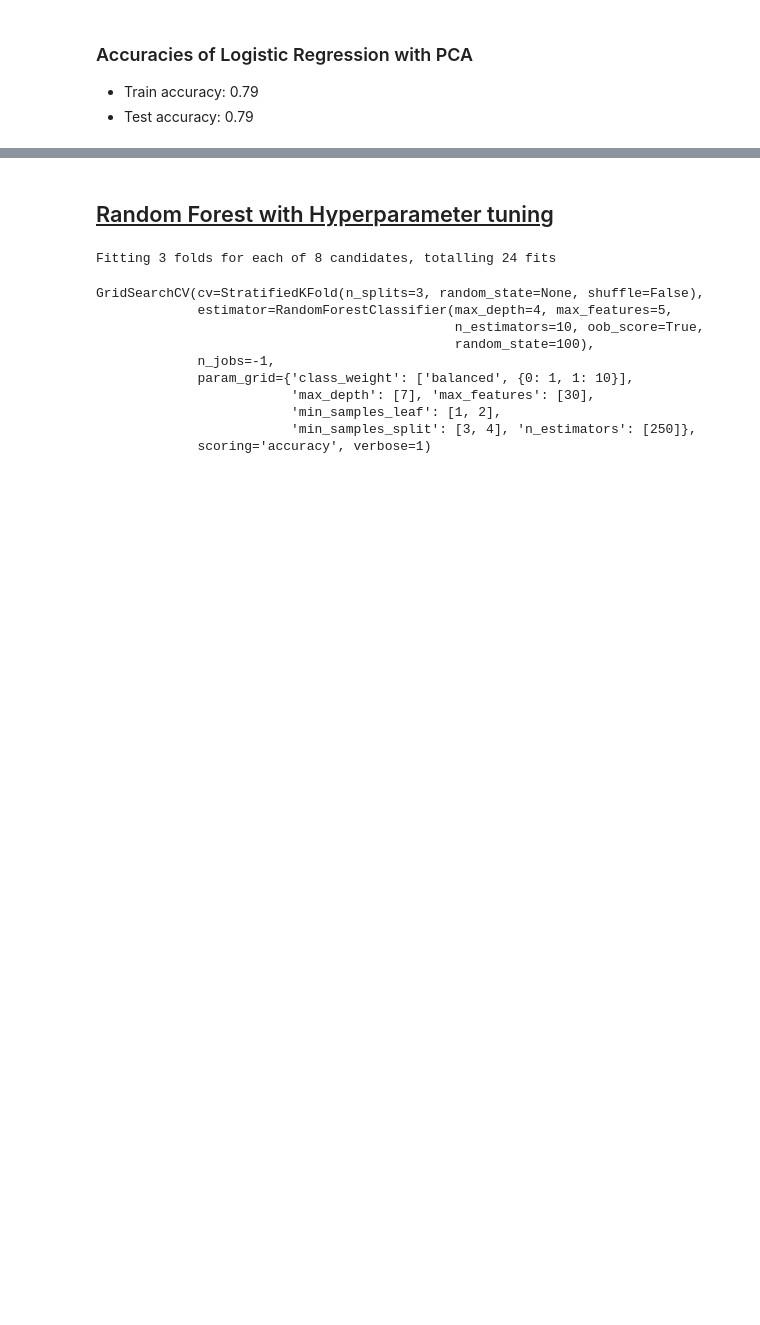
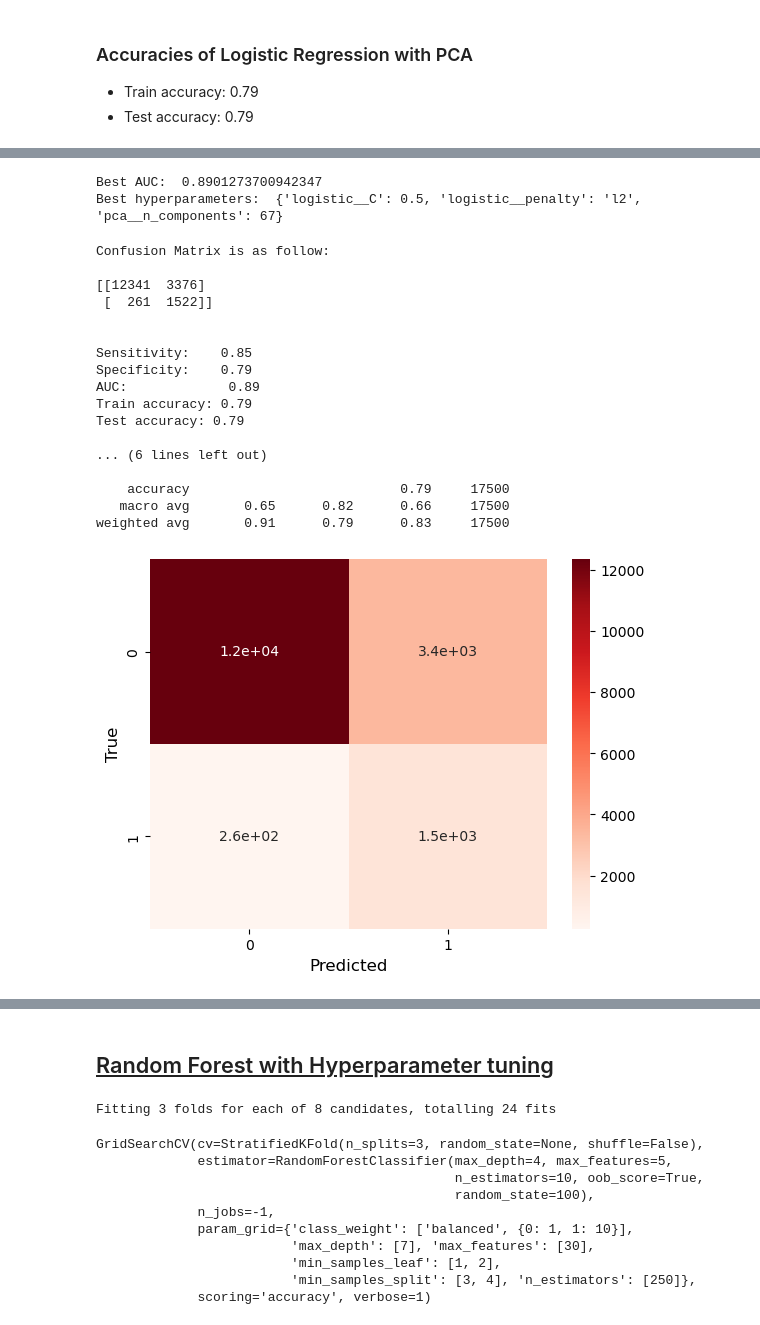
Before and after one commit to vikrampawar88/TelecomChurn_Case_Study, a Jupyter notebook: Telecom_Churn_Aravindhakshan_VikramPawar.ipynb, the cells around one changed output, grey strips where cells are left out. Drawn from its saved outputs; the diff is of its cells as text; code cells hidden in the pictures; blank space fills up the shorter version.

```diff
--- a/Telecom_Churn_Aravindhakshan_VikramPawar.ipynb
+++ b/Telecom_Churn_Aravindhakshan_VikramPawar.ipynb
@@ -665,7 +696,7 @@ plt.show()
 # %% [markdown]
 ## <u>Logistic Regression with PCA</u>
 # %%
-def analyse_regression(y_pred, y_test):
+def analyse_regression(model_pipeline, X_test, X_train, y_pred, y_test):
     # create onfusion matrix
     cm = confusion_matrix(y_test, y_pred)
     print("Confusion Matrix is as follow:")
@@ -679,11 +710,11 @@ def analyse_regression(y_pred, y_test):
     print("Sensitivity: \t", round(sensitivity, 2), "\n", "Specificity: \t", round(specificity, 2), sep='')
 
     # check area under curve
-    y_pred_prob = pipeline.predict_proba(X_test)[:, 1]
+    y_pred_prob = model_pipeline.predict_proba(X_test)[:, 1]
     print("AUC:    \t", round(roc_auc_score(y_test, y_pred_prob),2))
 
     # Measure accuracy
-    print("Train accuracy:", np.round(accuracy_score(y_train,                                                      pipeline.predict(X_train)), 2))
+    print("Train accuracy:", np.round(accuracy_score(y_train, model_pipeline.predict(X_train)), 2))
     print("Test accuracy:", np.round(accuracy_score(y_test,  y_pred), 2))
 
     print("")
@@ -745,0 +786,24 @@ weighted avg       0.91      0.79      0.83     17500
+# %%
+# PCA
+pca = PCA()
+
+# logistic regression - the class weight is used to handle class imbalance - it adjusts the cost function
+logistic = LogisticRegression(class_weight={0:0.1, 1: 0.9})
+
+# create pipeline
+steps = [("scaler", StandardScaler()),
+         ("pca", pca),
+         ("logistic", logistic)
+        ]
+
+# compile pipeline
+pca_logistic = Pipeline(steps)
+
+# hyperparameter space
+params = {'pca__n_components': [67], 'logistic__C': [0.1, 0.5, 1, 2, 3, 4, 5, 10], 'logistic__penalty': ['l1', 'l2']}
+
+# create 5 folds
+folds = StratifiedKFold(n_splits = 5, shuffle = True, random_state = 4)
+
+# create gridsearch object
+model = GridSearchCV(estimator=pca_logistic, cv=folds, param_grid=params, scoring='roc_auc', n_jobs=-1, verbose=1)
@@ -745,0 +847,31 @@ weighted avg       0.91      0.79      0.83     17500
+# %%
+# print best hyperparameters
+print("Best AUC: ", model.best_score_)
+print("Best hyperparameters: ", model.best_params_)
+# %% [output]
+Best AUC:  0.8901273700942347
+Best hyperparameters:  {'logistic__C': 0.5, 'logistic__penalty': 'l2', 'pca__n_components': 67}
+# %%
+# predict churn on test data
+y_pred = model.predict(X_test)
+
+analyse_regression(pipeline, X_test, X_train, y_pred, y_test)
+# %% [output]
+Confusion Matrix is as follow:
+
+[[12341  3376]
+ [  261  1522]]
+
+
+Sensitivity:    0.85
+Specificity:    0.79
+AUC:             0.89
+Train accuracy: 0.79
+Test accuracy: 0.79
+
+... (6 lines left out)
+
+    accuracy                           0.79     17500
+   macro avg       0.65      0.82      0.66     17500
+weighted avg       0.91      0.79      0.83     17500
+[figure, added]
```
Also changed, not shown: parts of 45 cells of this notebook.
